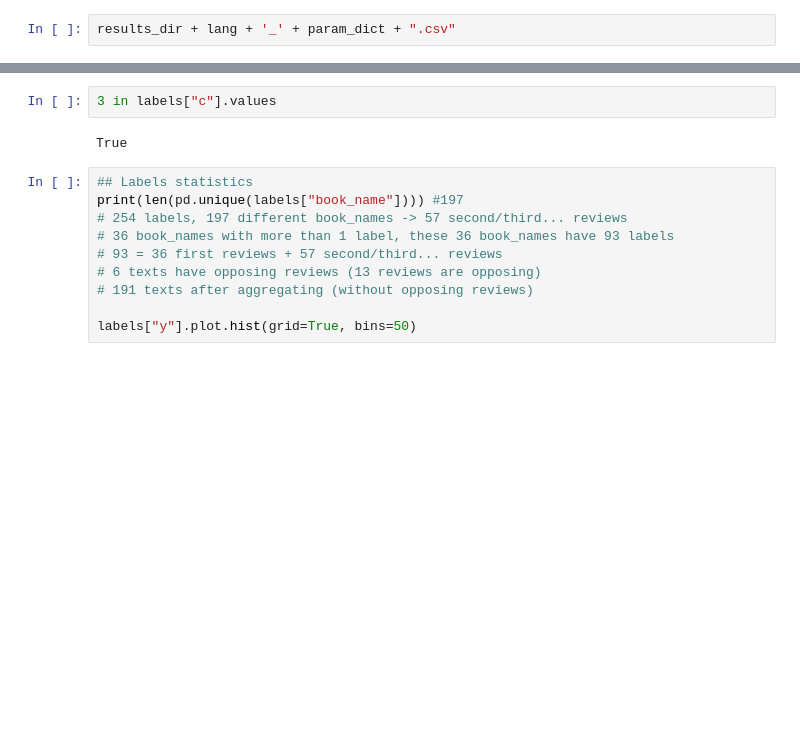
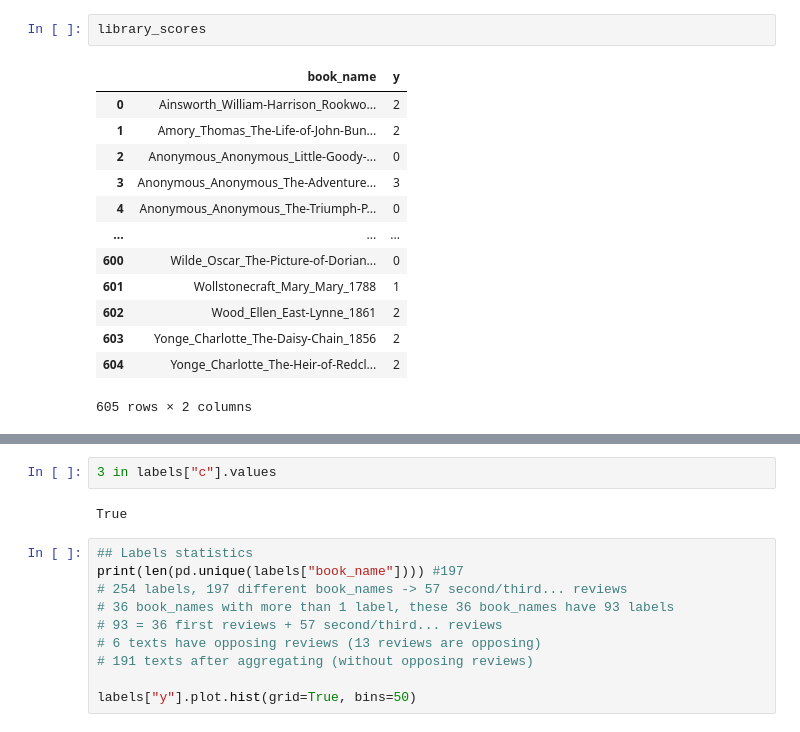
Before and after one commit to sta-a/great-unread, a Jupyter notebook: nbs/cross_validation.ipynb, the cells around one changed output, grey strips where cells are left out. Drawn from its saved outputs; the diff is of its cells as text; blank space fills up the shorter version.

Commit message:
Results for library classification English

```diff
--- a/nbs/cross_validation.ipynb
+++ b/nbs/cross_validation.ipynb
@@ -44,5 +41,19 @@ library_scores = read_library_scores(sentiment_dir, canonization_labels_dir, lan
-# %%
-results_dir + lang + '_' + param_dict + ".csv"
+# %%
+library_scores
+# %% [output]
+|  | book_name | y |
+| 0 | Ainsworth_William-Harrison_Rookwo... | 2 |
+| 1 | Amory_Thomas_The-Life-of-John-Bun... | 2 |
+| 2 | Anonymous_Anonymous_Little-Goody-... | 0 |
+| 3 | Anonymous_Anonymous_The-Adventure... | 3 |
+| 4 | Anonymous_Anonymous_The-Triumph-P... | 0 |
+| ... | ... | ... |
+| 600 | Wilde_Oscar_The-Picture-of-Dorian... | 0 |
+| 601 | Wollstonecraft_Mary_Mary_1788 | 1 |
+| 602 | Wood_Ellen_East-Lynne_1861 | 2 |
+| 603 | Yonge_Charlotte_The-Daisy-Chain_1856 | 2 |
+| 604 | Yonge_Charlotte_The-Heir-of-Redcl... | 2 |
+605 rows × 2 columns
 # %%
 print(library_scores.shape)
 library_scores = library_scores.rename(columns={"y":"c"}).drop_duplicates("book_name")
```
Also changed, not shown: parts of 13 cells of this notebook, 1 other file.
